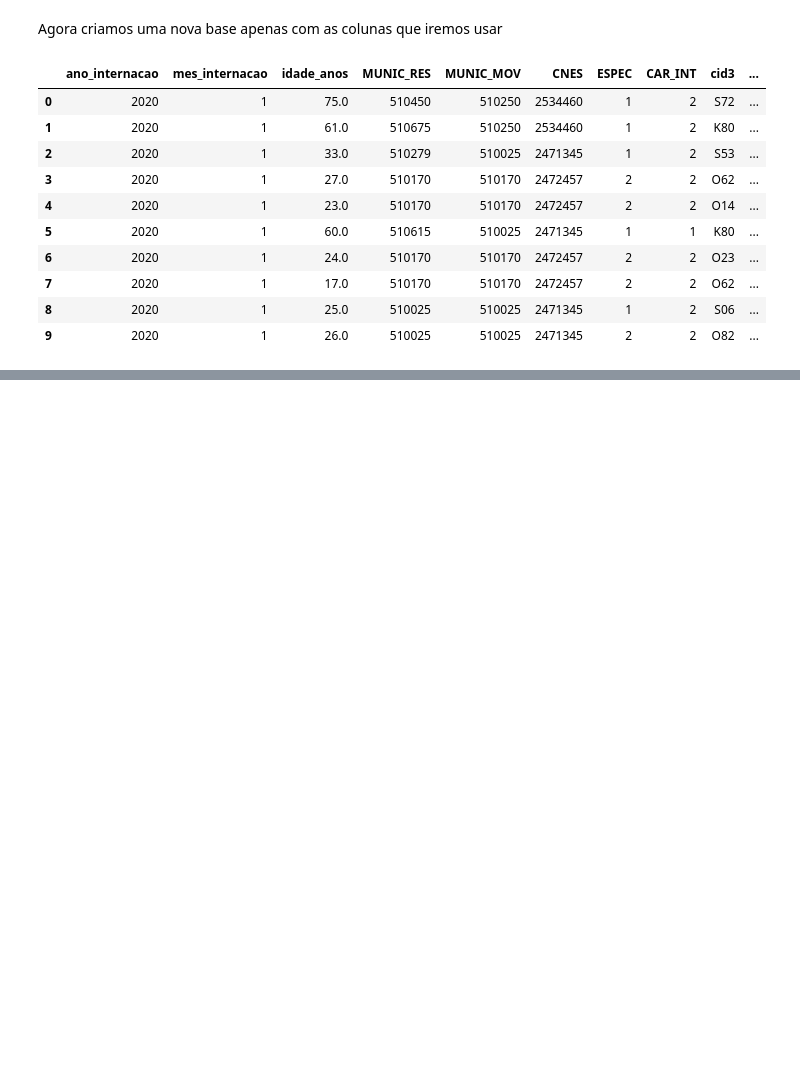
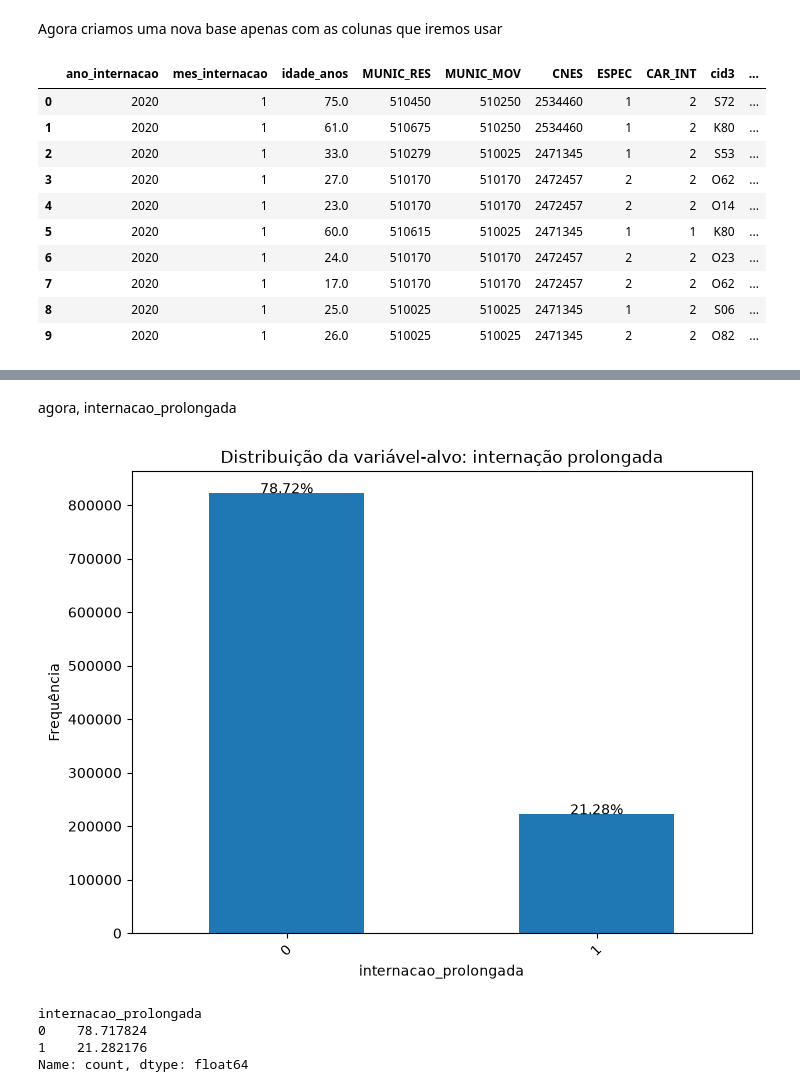
Before and after one commit to DjonathanMetelo/sih-sus-internacoes-prolongadas, a Jupyter notebook: Caderno.ipynb, the cells around one changed output, grey strips where cells are left out. Cells and saved outputs as stored; diff of their text form; code cells hidden in the pictures; blank space fills up the shorter version.

```diff
--- a/Caderno.ipynb
+++ b/Caderno.ipynb
@@ -887,0 +997,25 @@ df_modelo.head(10)
+# %% [markdown]
+agora, internacao_prolongada
+# %%
+contagem_internacao = df_modelo['internacao_prolongada'].value_counts()
+porcentagem_internacao = (contagem_internacao / contagem_internacao.sum()) * 100
+
+plt.figure(figsize=(8, 6))
+
+ax = contagem_internacao.plot(kind='bar')
+
+for i, v in enumerate(contagem_internacao):
+    ax.text(i, v + 1, f'{porcentagem_internacao.iloc[i]:.2f}%', ha='center')
+plt.title('Distribuição da variável-alvo: internação prolongada')
+plt.xlabel('internacao_prolongada')
+plt.ylabel('Frequência')
+plt.xticks(rotation=45)
+
+plt.show()
+print(porcentagem_internacao)
+# %% [output]
+[figure, added]
+internacao_prolongada
+0    78.717824
+1    21.282176
+Name: count, dtype: float64
```
Also changed, not shown: parts of 76 cells of this notebook.
